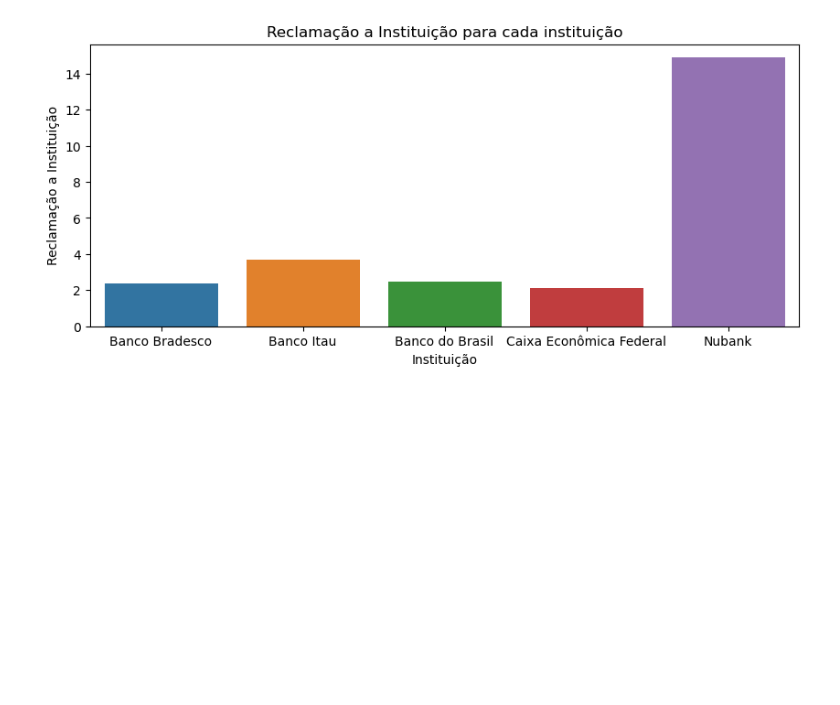
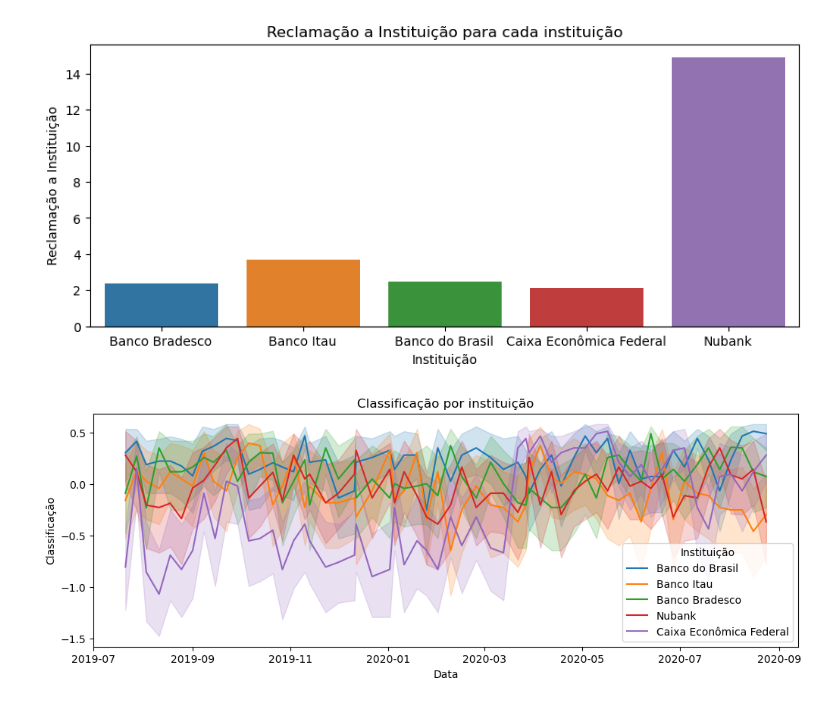
Before and after one commit to SamuelBarbosaDev/DataExpert, a Jupyter notebook: core/core/dynamics/7/main.ipynb, the cells around one changed output. Saved outputs shown, nothing was run; the diff lists cells and outputs as text; code cells hidden in the pictures; blank space fills up the shorter version.

```diff
--- a/core/core/dynamics/7/main.ipynb
+++ b/core/core/dynamics/7/main.ipynb
@@ -275,3 +292,13 @@ dynamics.gráfico_de_barras_barplot(
 )
 # %% [output]
 [figure]
+# %%
+dynamics.gráfico_de_linhas_lineplot(
+    dataframe=df,
+    x='Data',
+    y='Classificação',
+    hue='Instituição',
+    title='Classificação por instituição'
+)
+# %% [output]
+[figure, added]
```
Also changed, not shown: parts of 8 cells of this notebook.
